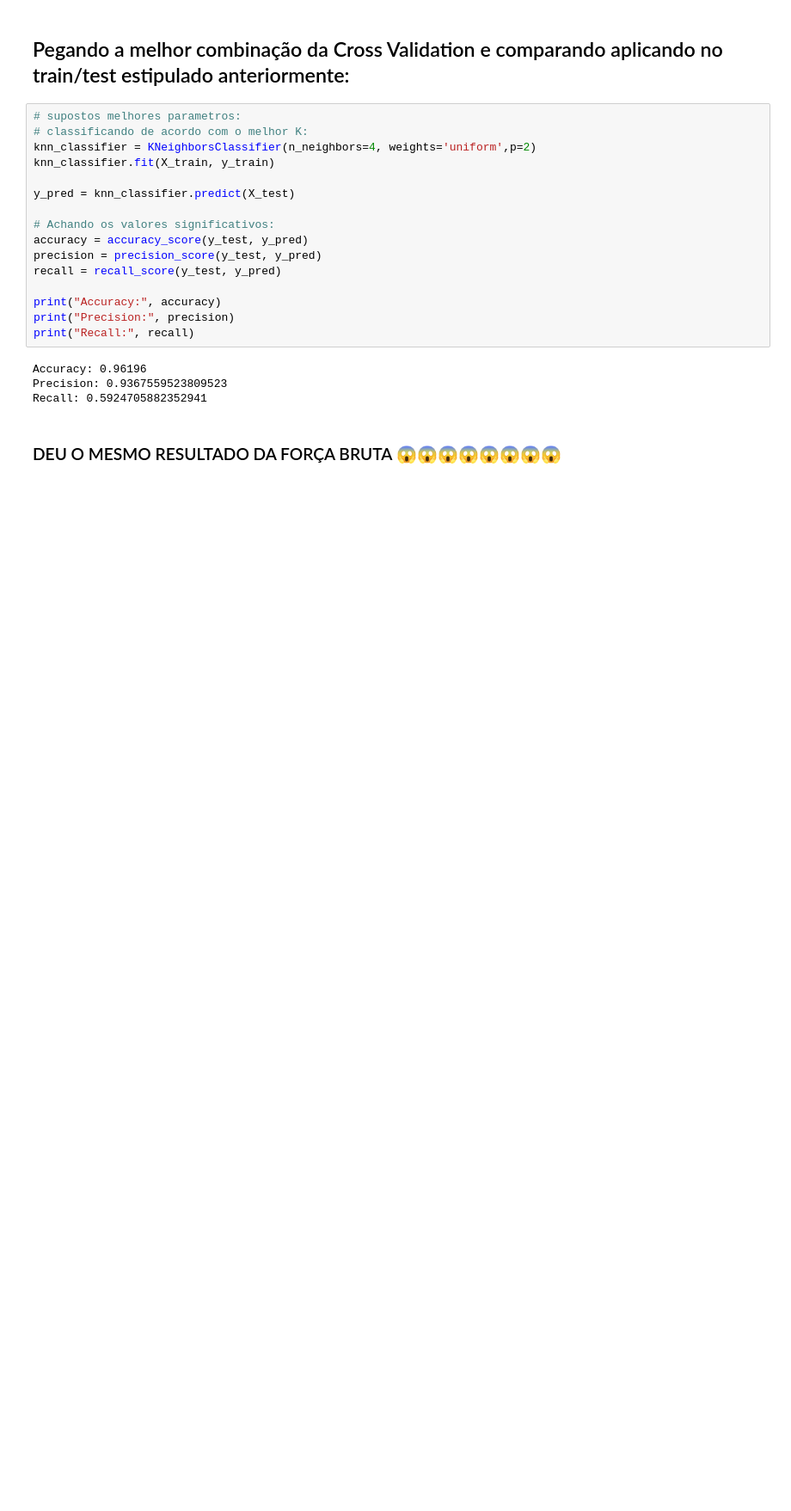
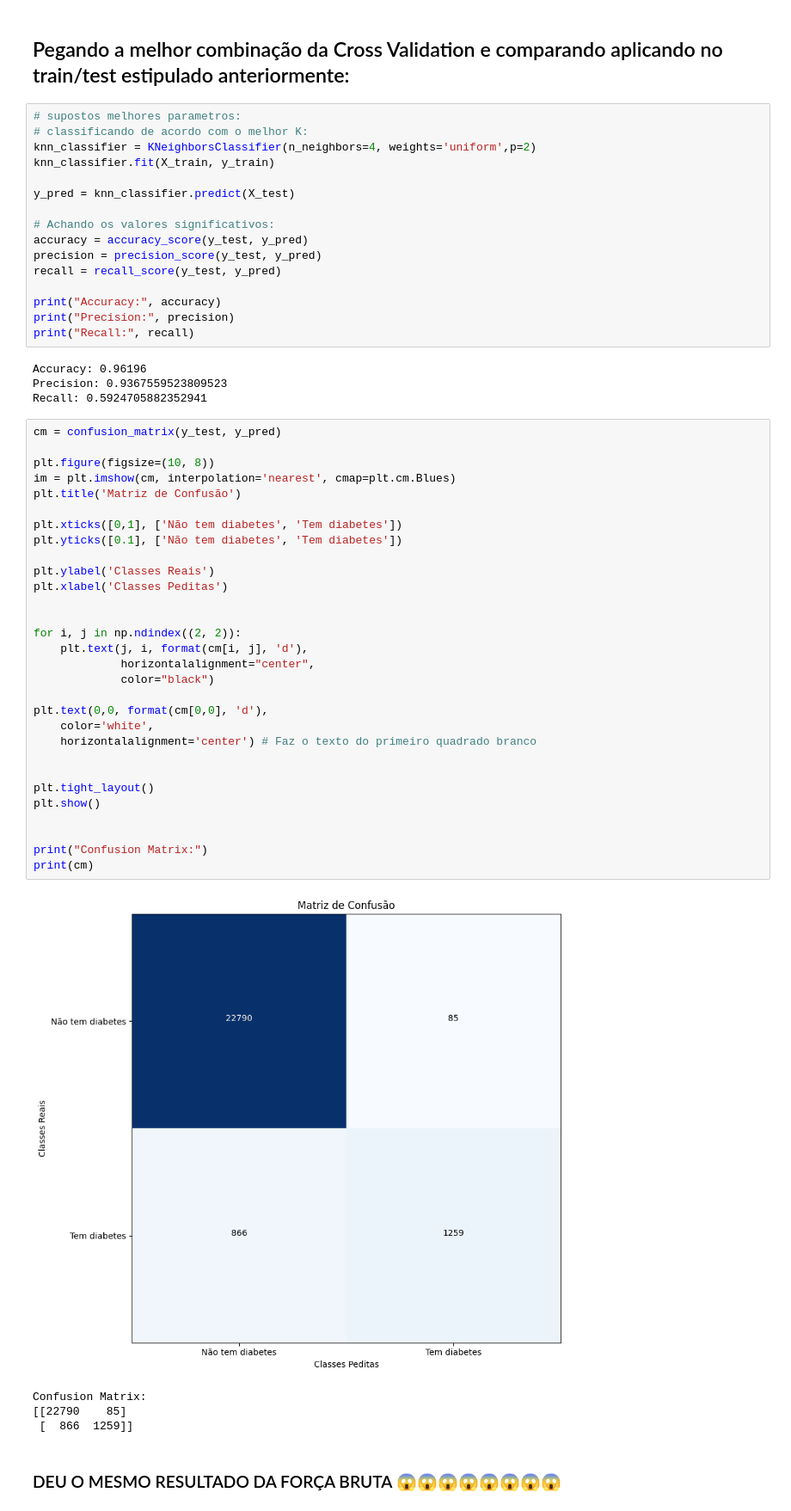
Before and after one commit to gventino/TrabalhosIA, a Jupyter notebook: knn/main.ipynb, the cells around one changed output. Shown at 86% size. Cells and saved outputs as stored; diff of their text form; blank space fills up the shorter version.

Commit message:
confusion matrix added

```diff
--- a/knn/main.ipynb
+++ b/knn/main.ipynb
@@ -198,5 +183,40 @@ print("Recall:", recall)
 Accuracy: 0.96196
 Precision: 0.9367559523809523
 Recall: 0.5924705882352941
+# %%
+cm = confusion_matrix(y_test, y_pred)
+
+plt.figure(figsize=(10, 8))
+im = plt.imshow(cm, interpolation='nearest', cmap=plt.cm.Blues)
+plt.title('Matriz de Confusão')
+
+plt.xticks([0,1], ['Não tem diabetes', 'Tem diabetes'])
+plt.yticks([0.1], ['Não tem diabetes', 'Tem diabetes'])
+
+plt.ylabel('Classes Reais')
+plt.xlabel('Classes Peditas')
+
+
+for i, j in np.ndindex((2, 2)):
+    plt.text(j, i, format(cm[i, j], 'd'),
+             horizontalalignment="center",
+             color="black")
+
+plt.text(0,0, format(cm[0,0], 'd'),
+    color='white',
+    horizontalalignment='center') # Faz o texto do primeiro quadrado branco
+
+
+plt.tight_layout()
+plt.show()
+
+
+print("Confusion Matrix:")
+print(cm)
+# %% [output]
+[figure, added]
+Confusion Matrix:
+[[22790    85]
+ [  866  1259]]
 # %% [markdown]
 ### DEU O MESMO RESULTADO DA FORÇA BRUTA 😱😱😱😱😱😱😱😱
```
Also changed, not shown: parts of 2 cells of this notebook, 1 other file.
